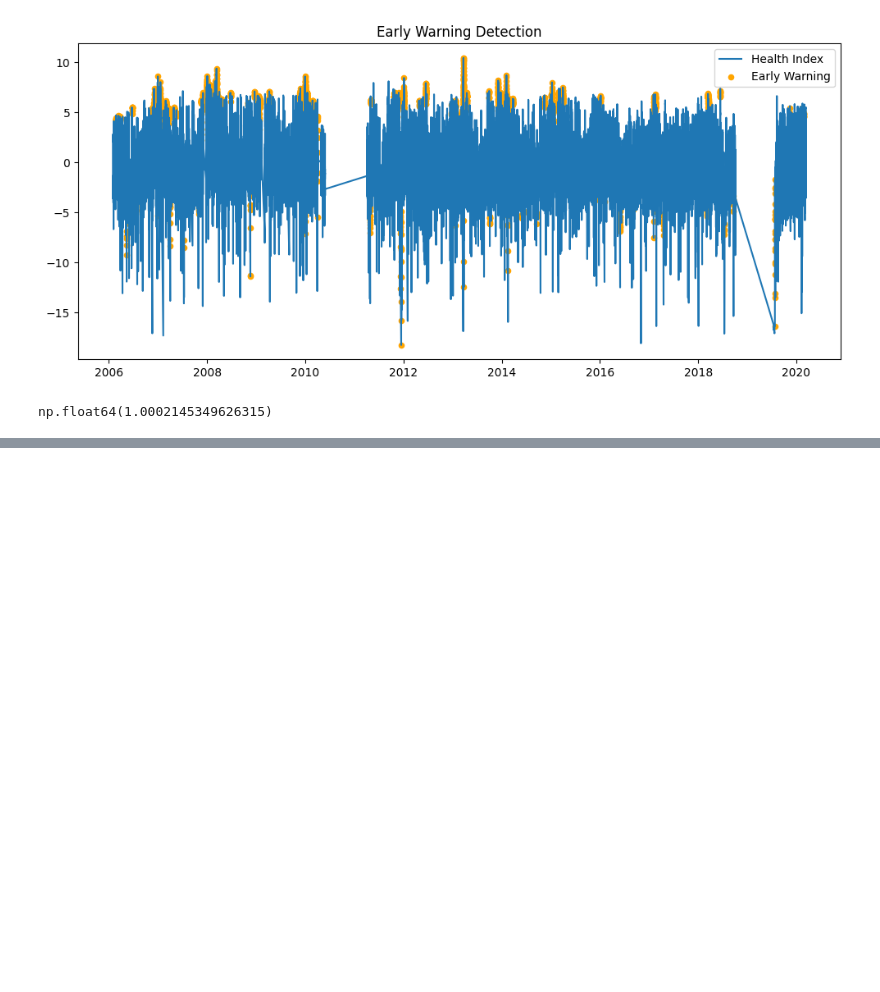
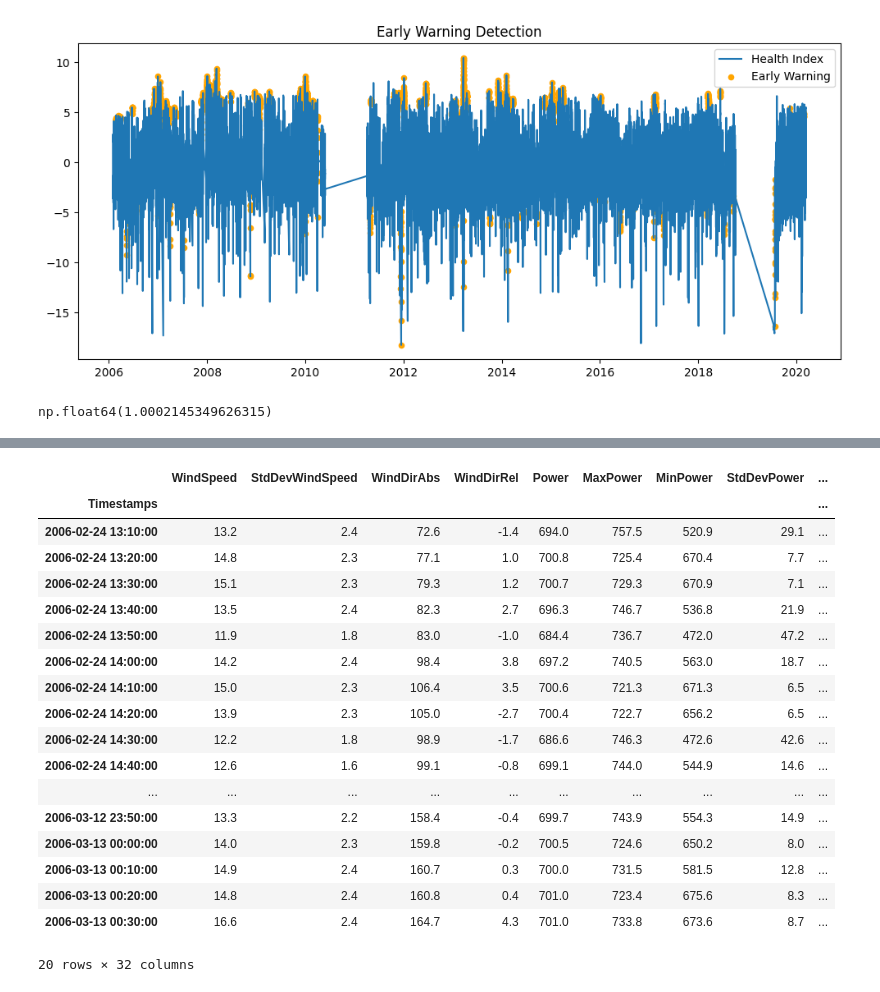
Before and after one commit to prashansarathod/COSC-5806-W03---Data-Analysis-With-Python, a Jupyter notebook: project.ipynb, the cells around one changed output, grey strips where cells are left out. Cells and saved outputs as stored; diff of their text form; code cells hidden in the pictures; blank space fills up the shorter version.

```diff
--- a/project.ipynb
+++ b/project.ipynb
@@ -385,0 +411,22 @@ df.to_csv("turbine_analysis_results.csv")
+# %%
+df[df['EarlyWarning'] == True].head(20)
+# %% [output]
+|  | WindSpeed | StdDevWindSpeed | WindDirAbs | WindDirRel | Power | MaxPower | MinPower | StdDevPower | ... |
+| Timestamps |  |  |  |  |  |  |  |  | ... |
+| 2006-02-24 13:10:00 | 13.2 | 2.4 | 72.6 | -1.4 | 694.0 | 757.5 | 520.9 | 29.1 | ... |
+| 2006-02-24 13:20:00 | 14.8 | 2.3 | 77.1 | 1.0 | 700.8 | 725.4 | 670.4 | 7.7 | ... |
+| 2006-02-24 13:30:00 | 15.1 | 2.3 | 79.3 | 1.2 | 700.7 | 729.3 | 670.9 | 7.1 | ... |
+| 2006-02-24 13:40:00 | 13.5 | 2.4 | 82.3 | 2.7 | 696.3 | 746.7 | 536.8 | 21.9 | ... |
+| 2006-02-24 13:50:00 | 11.9 | 1.8 | 83.0 | -1.0 | 684.4 | 736.7 | 472.0 | 47.2 | ... |
+| 2006-02-24 14:00:00 | 14.2 | 2.4 | 98.4 | 3.8 | 697.2 | 740.5 | 563.0 | 18.7 | ... |
+| 2006-02-24 14:10:00 | 15.0 | 2.3 | 106.4 | 3.5 | 700.6 | 721.3 | 671.3 | 6.5 | ... |
+| 2006-02-24 14:20:00 | 13.9 | 2.3 | 105.0 | -2.7 | 700.4 | 722.7 | 656.2 | 6.5 | ... |
+| 2006-02-24 14:30:00 | 12.2 | 1.8 | 98.9 | -1.7 | 686.6 | 746.3 | 472.6 | 42.6 | ... |
+| 2006-02-24 14:40:00 | 12.6 | 1.6 | 99.1 | -0.8 | 699.1 | 744.0 | 544.9 | 14.6 | ... |
+| ... | ... | ... | ... | ... | ... | ... | ... | ... | ... |
+| 2006-03-12 23:50:00 | 13.3 | 2.2 | 158.4 | -0.4 | 699.7 | 743.9 | 554.3 | 14.9 | ... |
+| 2006-03-13 00:00:00 | 14.0 | 2.3 | 159.8 | -0.2 | 700.5 | 724.6 | 650.2 | 8.0 | ... |
+| 2006-03-13 00:10:00 | 14.9 | 2.4 | 160.7 | 0.3 | 700.0 | 731.5 | 581.5 | 12.8 | ... |
+| 2006-03-13 00:20:00 | 14.8 | 2.4 | 160.8 | 0.4 | 701.0 | 723.4 | 675.6 | 8.3 | ... |
+| 2006-03-13 00:30:00 | 16.6 | 2.4 | 164.7 | 4.3 | 701.0 | 733.8 | 673.6 | 8.7 | ... |
+20 rows × 32 columns
```
Also changed, not shown: parts of 3 cells of this notebook.
